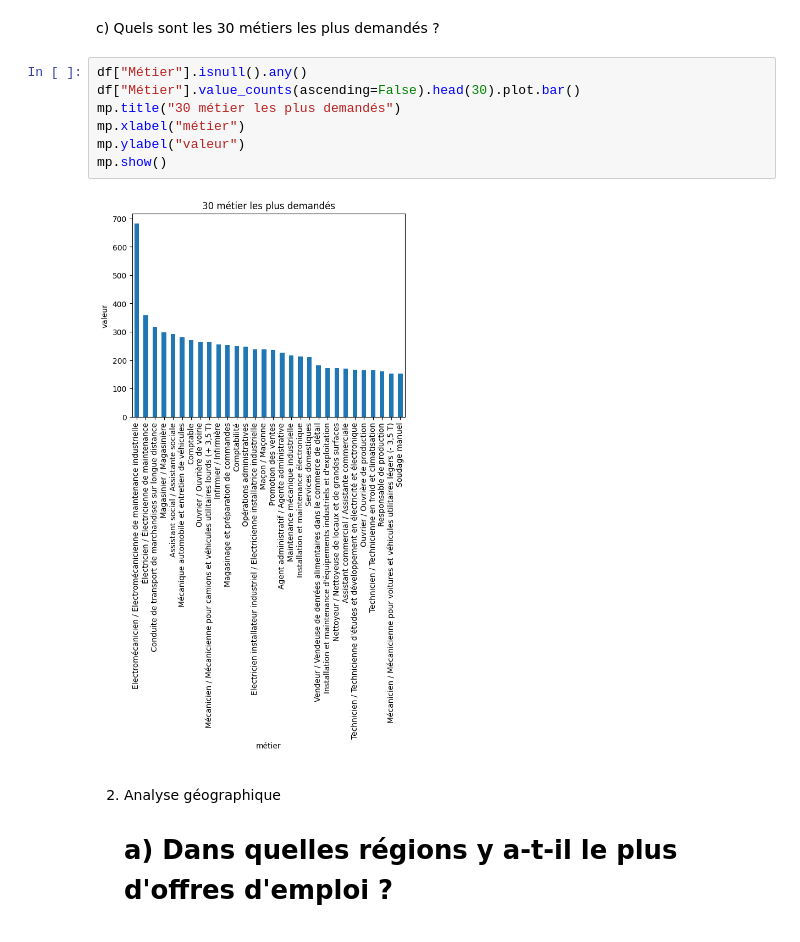
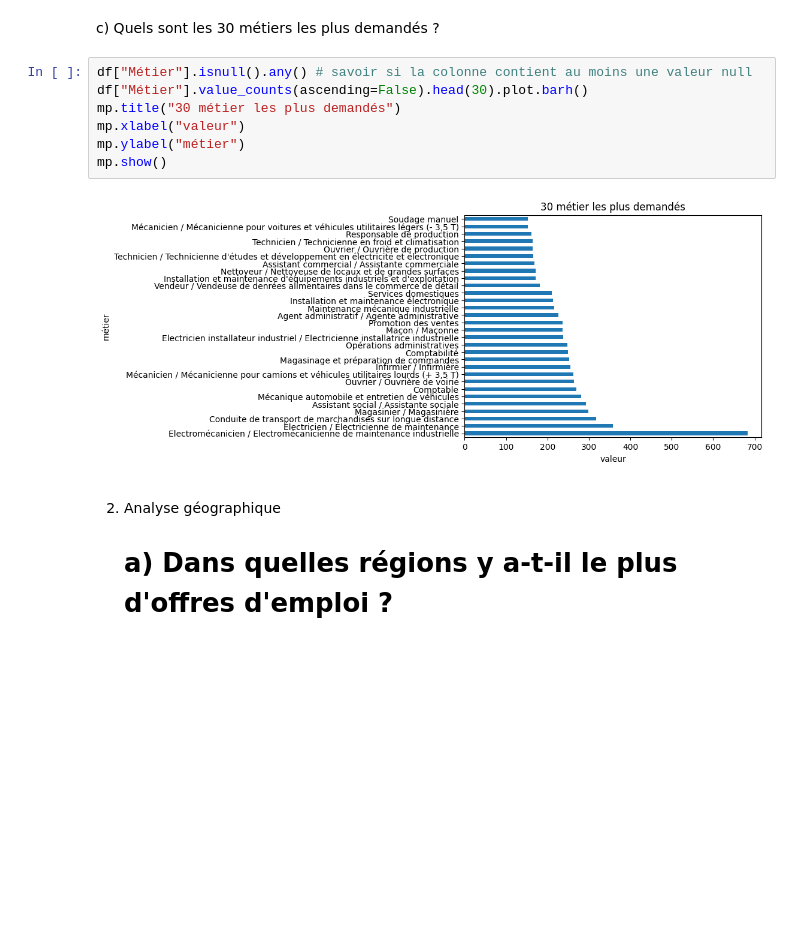
Before and after one commit to h011010/analyse-des-offres_d_emploi_forem, a Jupyter notebook: analyse_des_offres_d_emploi_forem.ipynb, the cells around one changed output. Drawn from its saved outputs; the diff is of its cells as text; blank space fills up the shorter version.

```diff
--- a/analyse_des_offres_d_emploi_forem.ipynb
+++ b/analyse_des_offres_d_emploi_forem.ipynb
@@ -130,14 +130,14 @@ Text(0, 0.5, 'contrat')
 # %% [markdown]
 c) Quels sont les 30 métiers les plus demandés ?
 # %%
-df["Métier"].isnull().any()
-df["Métier"].value_counts(ascending=False).head(30).plot.bar()
+df["Métier"].isnull().any() # savoir si la colonne contient au moins une valeur null
+df["Métier"].value_counts(ascending=False).head(30).plot.barh()
 mp.title("30 métier les plus demandés")
-mp.xlabel("métier")
-mp.ylabel("valeur")
+mp.xlabel("valeur")
+mp.ylabel("métier")
 mp.show()
 # %% [output]
-[figure, old version]
+[figure, new version]
 # %% [markdown]
 2) Analyse géographique
 
```
Also changed, not shown: parts of 4 cells of this notebook.
